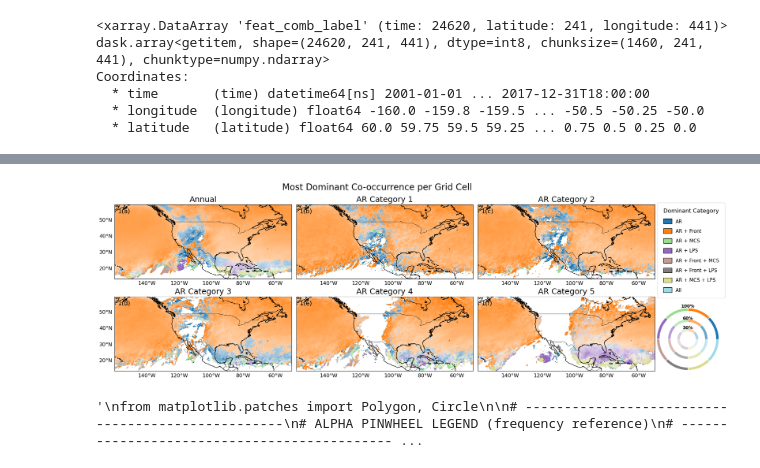
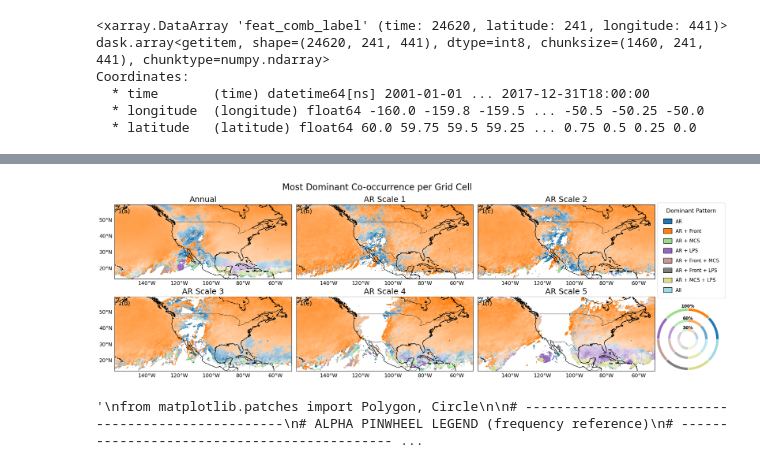
Before and after one commit to DKamnani/Co-occuring-Weather-Systems, a Jupyter notebook: Figure3a.ipynb, the cells around one changed output, grey strips where cells are left out. Saved outputs shown, nothing was run; the diff lists cells and outputs as text; code cells hidden in the pictures.

```diff
--- a/Figure3a.ipynb
+++ b/Figure3a.ipynb
@@ -455,7 +455,7 @@ for i, cat in enumerate(categories_to_plot, start=1):
     ax.set_aspect('equal', adjustable='box')
     ax.coastlines()
     ax.add_feature(cfeature.BORDERS, linewidth=0.5)
-    ax.set_title(f'AR Category {cat}', fontsize=18)
+    ax.set_title(f'AR Scale {cat}', fontsize=18)
     ax.text(
     0.02, 0.95,
     panel_labels[i],
@@ -482,7 +482,7 @@ for cat, lbl in existing_labels.items():
 """
 fig.legend(
     handles=legend_elements,
-    title="Dominant Category",
+    title="Dominant Pattern",
     loc="center right",
     bbox_to_anchor=(1.10, 0.2),
     fontsize=10
@@ -490,7 +490,7 @@ fig.legend(
 """
 fig.legend(
     handles=legend_elements,
-    title="Dominant Category",
+    title="Dominant Pattern",
     loc="center right",
     bbox_to_anchor=(1.12, 0.65),
 
@@ -556,34 +556,34 @@ for i, cat in enumerate(existing_labels.keys()):
 # Reference rings + labels
 # Reference labels only
 for r, lbl in zip([0.3, 0.6, 1.0], ["30%", "60%", "100%"]):
     ax_pw.text(
         0, r,
         lbl,
         ha="center",
         va="bottom",
         fontsize=10,
         fontweight="bold",
         color="black"
     )
 
 ax_pw.set_xlim(-1.1, 1.1)
 ax_pw.set_ylim(-1.1, 1.1)
 
 
 
 # -----------------------------
 # FINALIZE
 # -----------------------------
 fig.suptitle(
     "Most Dominant Co-occurrence per Grid Cell",
     fontsize=20,
     y=0.98
 )
 plt.tight_layout()
 plt.savefig("Figure3_corrected.pdf", dpi=300, bbox_inches="tight")
 plt.show()
 # %% [output]
-[figure, old version]
+[figure, new version]
 # %%
 
 """
```
Also changed, not shown: parts of 1 cell of this notebook, 1 other file.
